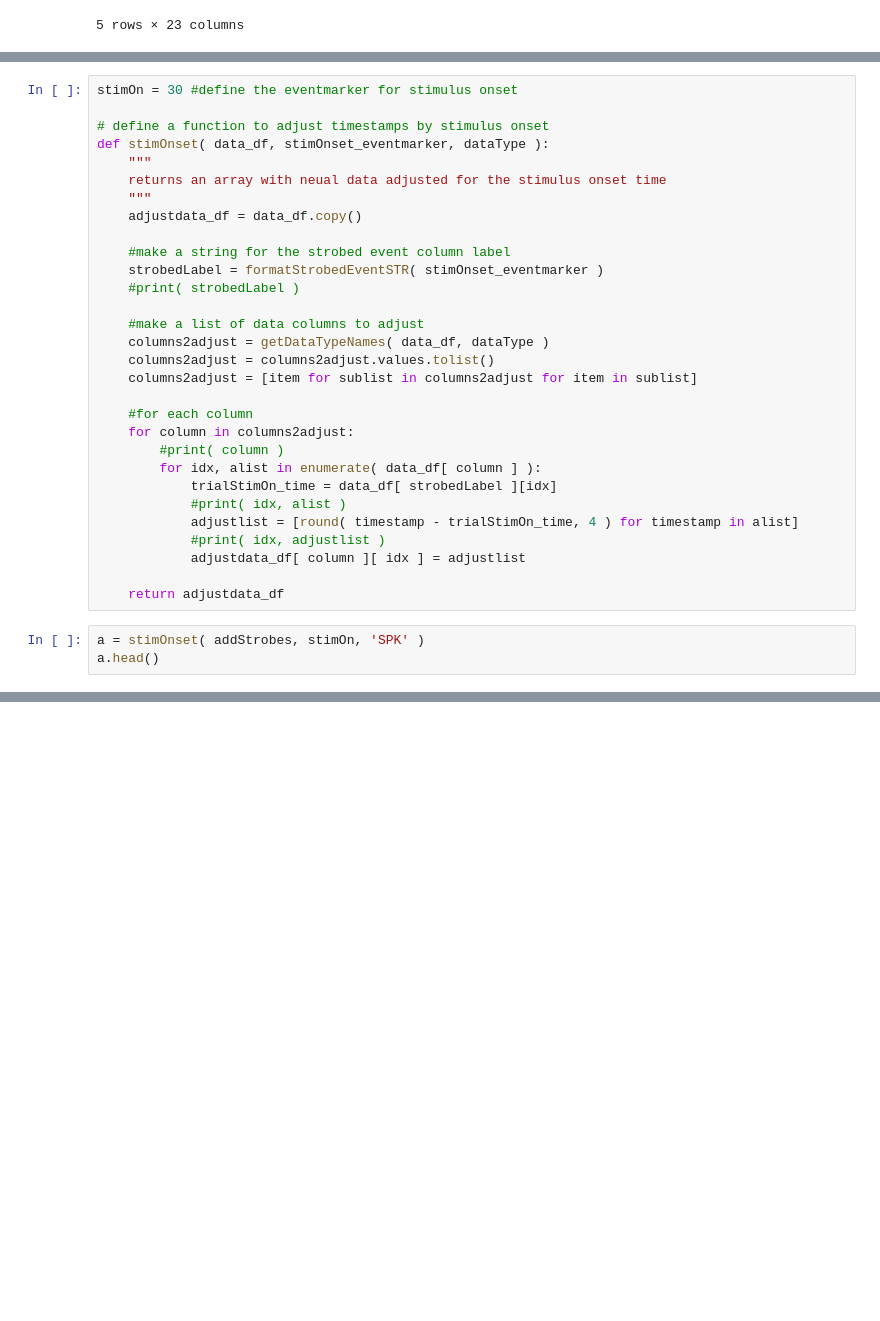
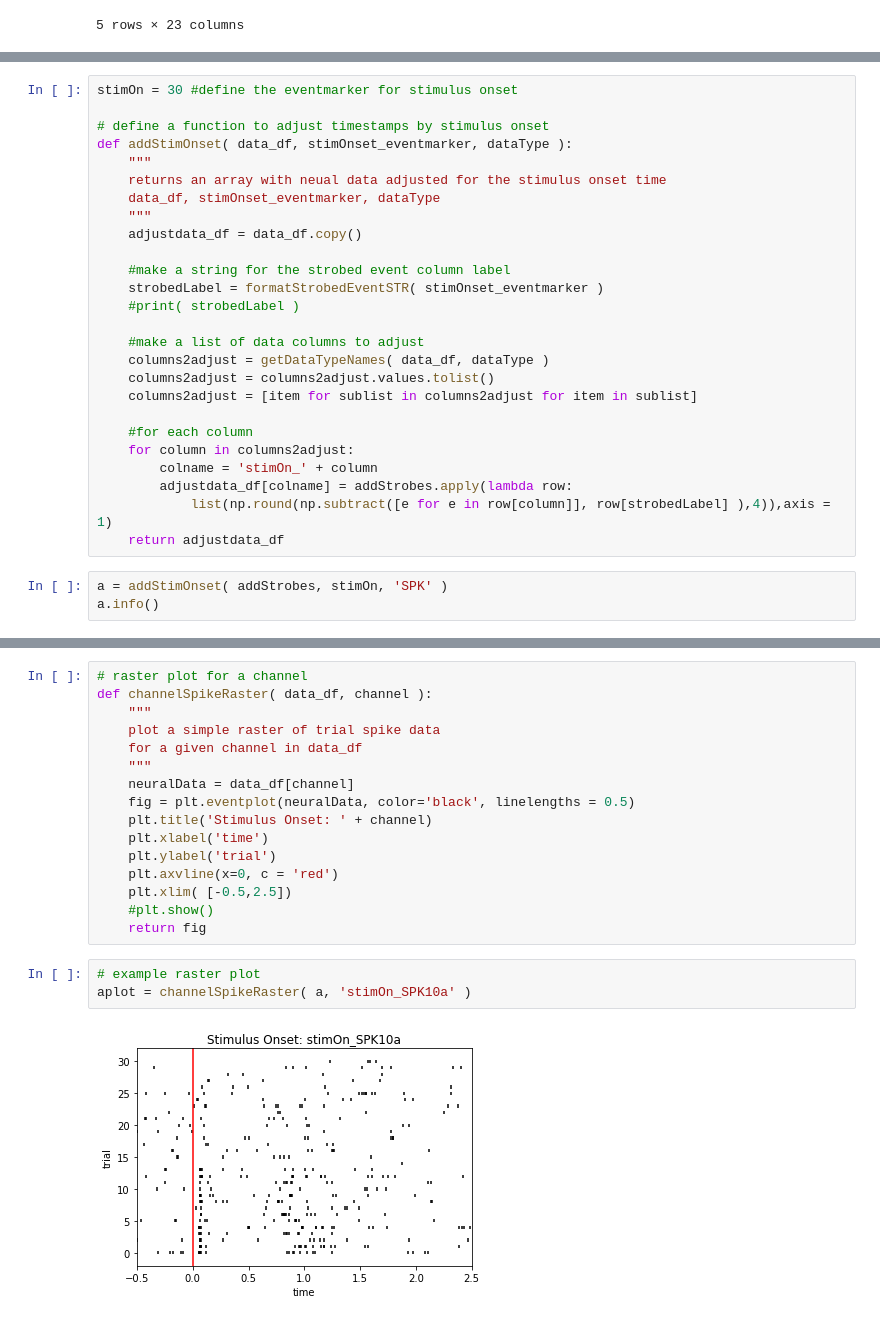
Before and after one commit to SmilodonCub/linArray, a Jupyter notebook: linArray_notebook.ipynb, the cells around one changed output, grey strips where cells are left out. Cells and saved outputs as stored; diff of their text form; blank space fills up the shorter version.

Commit message:
stimOn rasters & histogram functions

```diff
--- a/linArray_notebook.ipynb
+++ b/linArray_notebook.ipynb
@@ -263,9 +266,10 @@ align the data by stimulus onset.
 stimOn = 30 #define the eventmarker for stimulus onset
 
 # define a function to adjust timestamps by stimulus onset
-def stimOnset( data_df, stimOnset_eventmarker, dataType ):
+def addStimOnset( data_df, stimOnset_eventmarker, dataType ):
     """
     returns an array with neual data adjusted for the stimulus onset time
+    data_df, stimOnset_eventmarker, dataType
     """
     adjustdata_df = data_df.copy()
 
@@ -280,16 +284,11 @@ def stimOnset( data_df, stimOnset_eventmarker, dataType ):
 
     #for each column
     for column in columns2adjust:
-        #print( column )
-        for idx, alist in enumerate( data_df[ column ] ):
-            trialStimOn_time = data_df[ strobedLabel ][idx]
-            #print( idx, alist )
-            adjustlist = [round( timestamp - trialStimOn_time, 4 ) for timestamp in alist]
-            #print( idx, adjustlist )
-            adjustdata_df[ column ][ idx ] = adjustlist
-
+        colname = 'stimOn_' + column
+        adjustdata_df[colname] = addStrobes.apply(lambda row:
+            list(np.round(np.subtract([e for e in row[column]], row[strobedLabel] ),4)),axis = 1)
     return adjustdata_df
 # %%
-a = stimOnset( addStrobes, stimOn, 'SPK' )
-a.head()
+a = addStimOnset( addStrobes, stimOn, 'SPK' )
+a.info()
 # %% [output]
@@ -308,0 +330,21 @@ NameError: name 'Strobed00030' is not defined
+# %%
+# raster plot for a channel
+def channelSpikeRaster( data_df, channel ):
+    """
+    plot a simple raster of trial spike data
+    for a given channel in data_df
+    """
+    neuralData = data_df[channel]
+    fig = plt.eventplot(neuralData, color='black', linelengths = 0.5)
+    plt.title('Stimulus Onset: ' + channel)
+    plt.xlabel('time')
+    plt.ylabel('trial')
+    plt.axvline(x=0, c = 'red')
+    plt.xlim( [-0.5,2.5])
+    #plt.show()
+    return fig
+# %%
+# example raster plot
+aplot = channelSpikeRaster( a, 'stimOn_SPK10a' )
+# %% [output]
+[figure, added]
```
Also changed, not shown: parts of 15 cells of this notebook.
